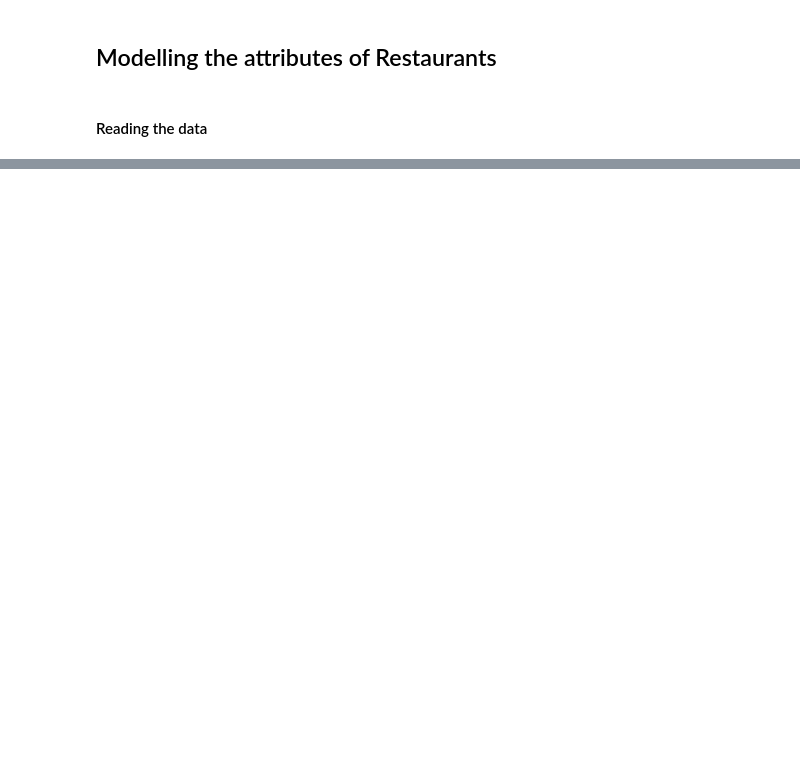
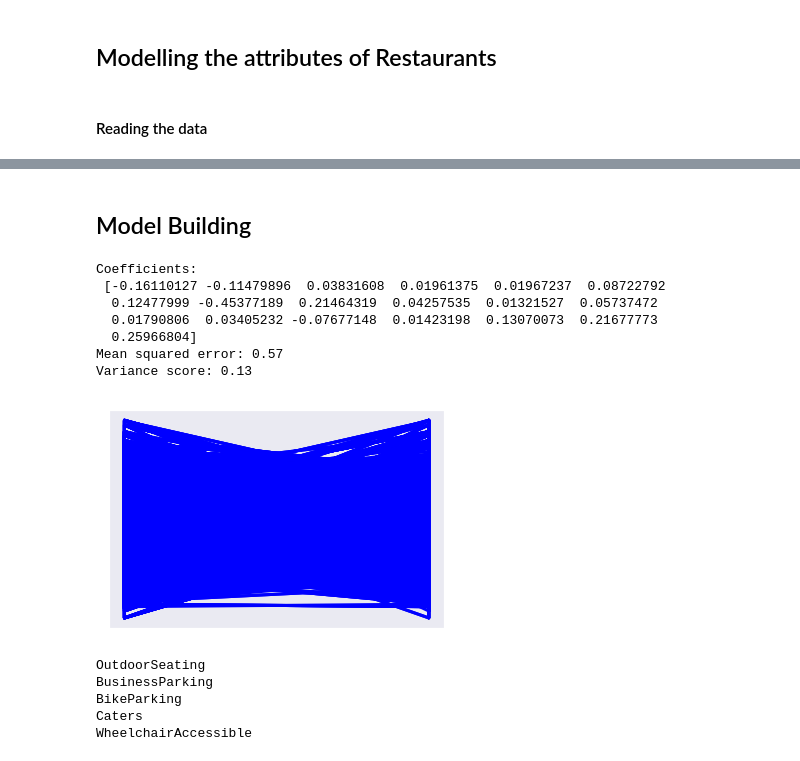
Before and after one commit to nirupampratap/fall2018cse6242, a Jupyter notebook: src/python/prashanth/attributes model.ipynb, the cells around one changed output, grey strips where cells are left out. Cells and saved outputs as stored; diff of their text form; code cells hidden in the pictures; blank space fills up the shorter version.

```diff
--- a/src/python/prashanth/attributes model.ipynb
+++ b/src/python/prashanth/attributes model.ipynb
@@ -31,0 +156,9 @@ KeyError: 'Alcohol'
+# %%
+def attribute_check(attribute, restaurant, check):
+    if attribute in restaurant:
+        if restaurant[attribute] == check:
+            return 0
+        else:
+            return 1
+    else:
+        return 0
@@ -35,0 +190,2 @@ dframe
+# %% [markdown]
+## Model Building
@@ -35,0 +199,52 @@ dframe
+# %%
+train, test = train_test_split(dframe, test_size=0.2)
+# %%
+X_train = train.loc[:, dframe.columns != 'rating']
+y_train = train['rating']
+
+X_test = test.loc[:, dframe.columns != 'rating']
+y_test = test['rating']
+# %%
+# Create linear regression object
+regr = linear_model.LinearRegression()
+
+# Train the model using the training sets
+regr.fit(X_train, y_train)
+
+# Make predictions using the testing set
+y_pred = regr.predict(X_test)
+# %%
+# The coefficients
+print('Coefficients: \n', regr.coef_)
+# The mean squared error
+print("Mean squared error: %.2f"
+      % mean_squared_error(y_test, y_pred))
+# Explained variance score: 1 is perfect prediction
+print('Variance score: %.2f' % r2_score(y_test, y_pred))
+
+# Plot outputs
+plt.plot(X_test, y_pred, color='blue', linewidth=3)
+
+plt.xticks(())
+plt.yticks(())
+
+plt.show()
+# %% [output]
+Coefficients:
+ [-0.16110127 -0.11479896  0.03831608  0.01961375  0.01967237  0.08722792
+  0.12477999 -0.45377189  0.21464319  0.04257535  0.01321527  0.05737472
+  0.01790806  0.03405232 -0.07677148  0.01423198  0.13070073  0.21677773
+  0.25966804]
+Mean squared error: 0.57
+Variance score: 0.13
+[figure, added]
+# %%
+for i in range(len(attributes)):
+    if regr.coef_[i] > 0.1:
+        print(attributes[i])
+# %% [output]
+OutdoorSeating
+BusinessParking
+BikeParking
+Caters
+WheelchairAccessible
```
Also changed, not shown: parts of 21 cells of this notebook.
